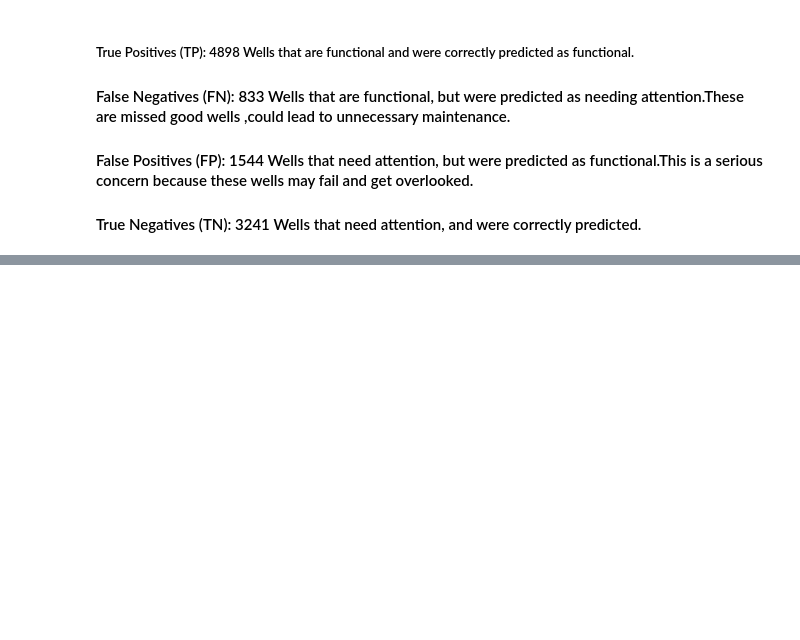
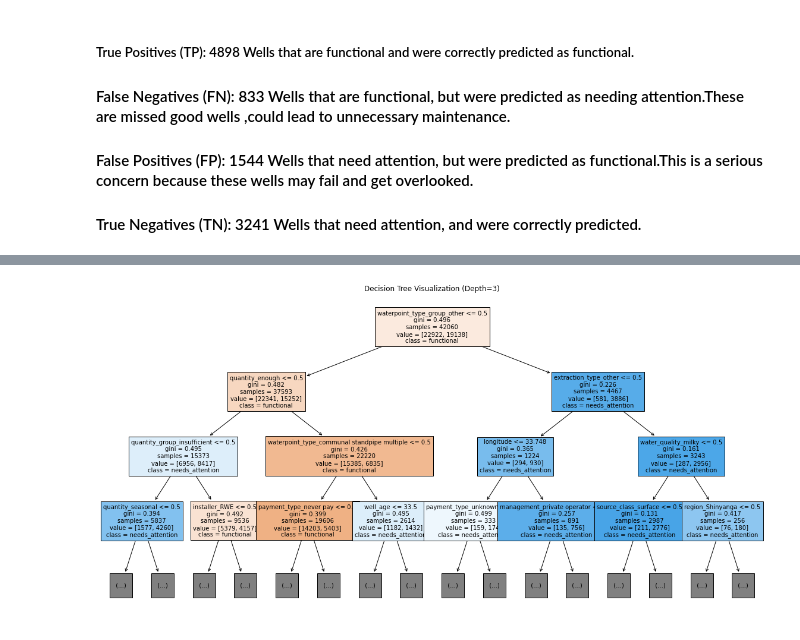
Before and after one commit to CharityPM/tanzanian-water-wells-prediction, a Jupyter notebook: waterwellsprediction.ipynb, the cells around one changed output, grey strips where cells are left out. Cells and saved outputs as stored; diff of their text form; code cells hidden in the pictures; blank space fills up the shorter version.

```diff
--- a/waterwellsprediction.ipynb
+++ b/waterwellsprediction.ipynb
@@ -792,0 +824,12 @@ plt.show()
+# %%
+# Initialize model with some parameters to control overfitting
+dt_model = DecisionTreeClassifier(random_state=42, max_depth=10, min_samples_leaf=10)
+
+# Train model
+dt_model.fit(X_train, y_train)
+
+# Predict on validation set
+y_pred_dt = dt_model.predict(X_val)
+
+# Evaluate results
+print(classification_report(y_val, y_pred_dt))
@@ -792,0 +845,15 @@ plt.show()
+# %%
+#visualize the decision tree
+plt.figure(figsize=(20, 10))  # Adjust size as needed
+plot_tree(
+    dt_model,
+    feature_names=X_train.columns,
+    class_names=dt_model.classes_,
+    filled=True,
+    max_depth=3,  # Limit depth shown for readability
+    fontsize=10
+)
+plt.title("Decision Tree Visualization (Depth=3)")
+plt.show()
+# %% [output]
+[figure, added]
```
Also changed, not shown: parts of 9 cells of this notebook.
